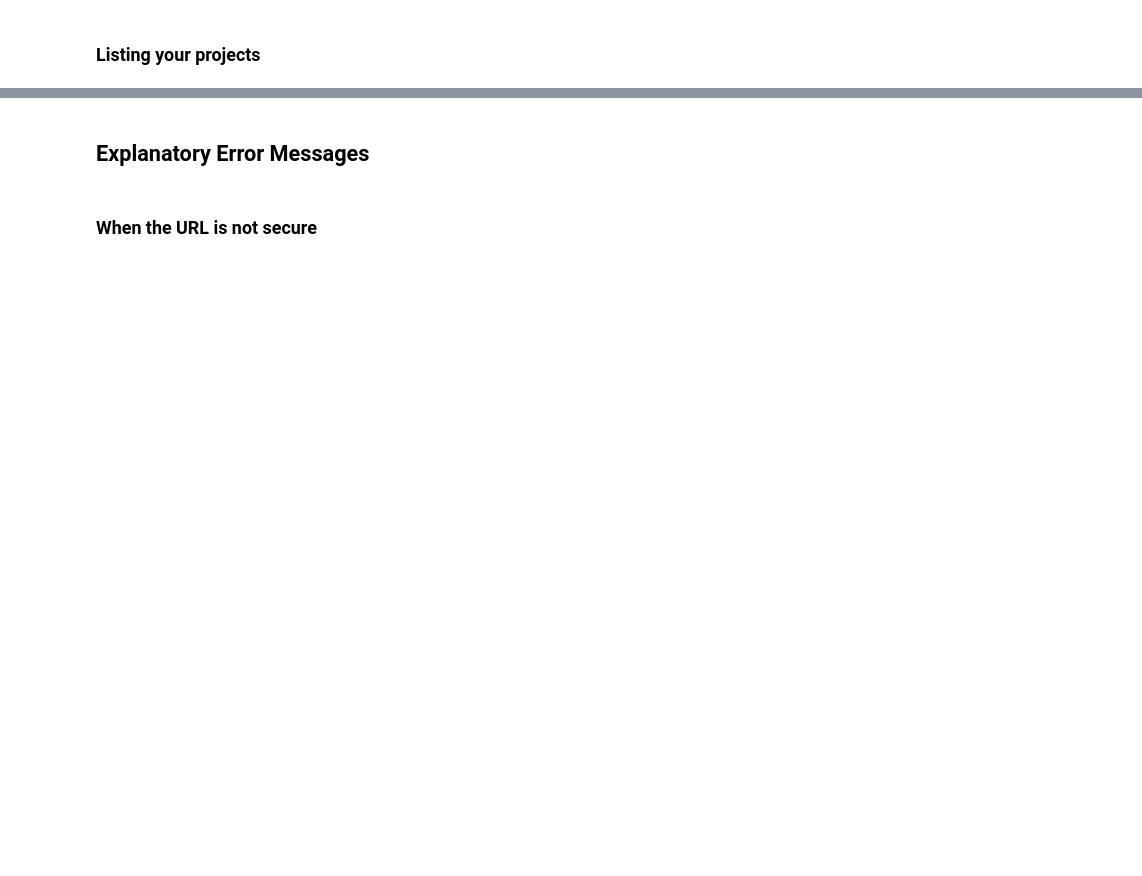
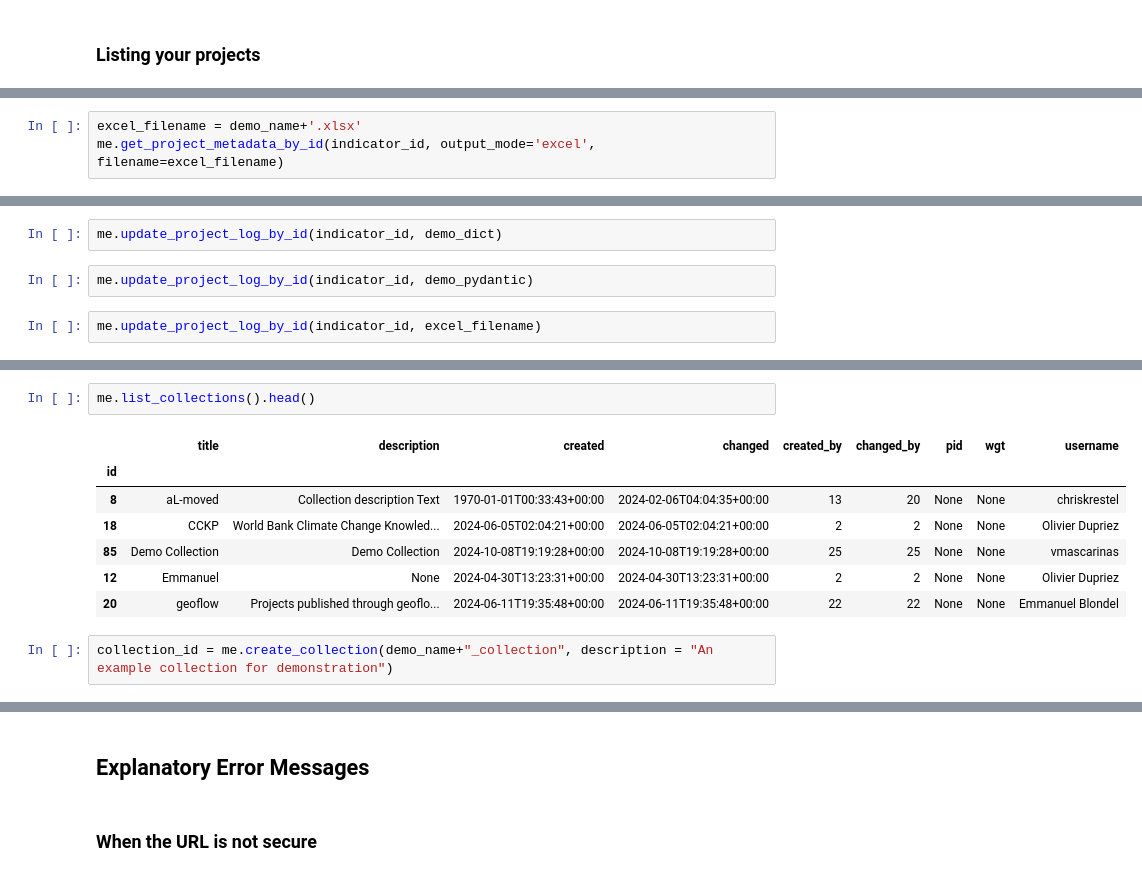
Before and after one commit to tonyfujs/pymetadataeditor, a Jupyter notebook: demo.ipynb, the cells around one changed output, grey strips where cells are left out. Drawn from its saved outputs; the diff is of its cells as text; blank space fills up the shorter version.

```diff
--- a/demo.ipynb
+++ b/demo.ipynb
@@ -132,0 +205,3 @@ me.delete_project_by_id(2669)
+# %%
+excel_filename = demo_name+'.xlsx'
+me.get_project_metadata_by_id(indicator_id, output_mode='excel', filename=excel_filename)
@@ -132,0 +214,6 @@ me.delete_project_by_id(2669)
+# %%
+me.update_project_log_by_id(indicator_id, demo_dict)
+# %%
+me.update_project_log_by_id(indicator_id, demo_pydantic)
+# %%
+me.update_project_log_by_id(indicator_id, excel_filename)
@@ -132,0 +229,12 @@ me.delete_project_by_id(2669)
+# %%
+me.list_collections().head()
+# %% [output]
+|  | title | description | created | changed | created_by | changed_by | pid | wgt | username |
+| id |  |  |  |  |  |  |  |  |  |
+| 8 | aL-moved | Collection description Text | 1970-01-01T00:33:43+00:00 | 2024-02-06T04:04:35+00:00 | 13 | 20 | None | None | chriskrestel |
+| 18 | CCKP | World Bank Climate Change Knowled... | 2024-06-05T02:04:21+00:00 | 2024-06-05T02:04:21+00:00 | 2 | 2 | None | None | Olivier Dupriez |
+| 85 | Demo Collection | Demo Collection | 2024-10-08T19:19:28+00:00 | 2024-10-08T19:19:28+00:00 | 25 | 25 | None | None | vmascarinas |
+| 12 | Emmanuel | None | 2024-04-30T13:23:31+00:00 | 2024-04-30T13:23:31+00:00 | 2 | 2 | None | None | Olivier Dupriez |
+| 20 | geoflow | Projects published through geoflo... | 2024-06-11T19:35:48+00:00 | 2024-06-11T19:35:48+00:00 | 22 | 22 | None | None | Emmanuel Blondel |
+# %%
+collection_id = me.create_collection(demo_name+"_collection", description = "An example collection for demonstration")
```
Also changed, not shown: parts of 87 cells of this notebook, 25 other files.
